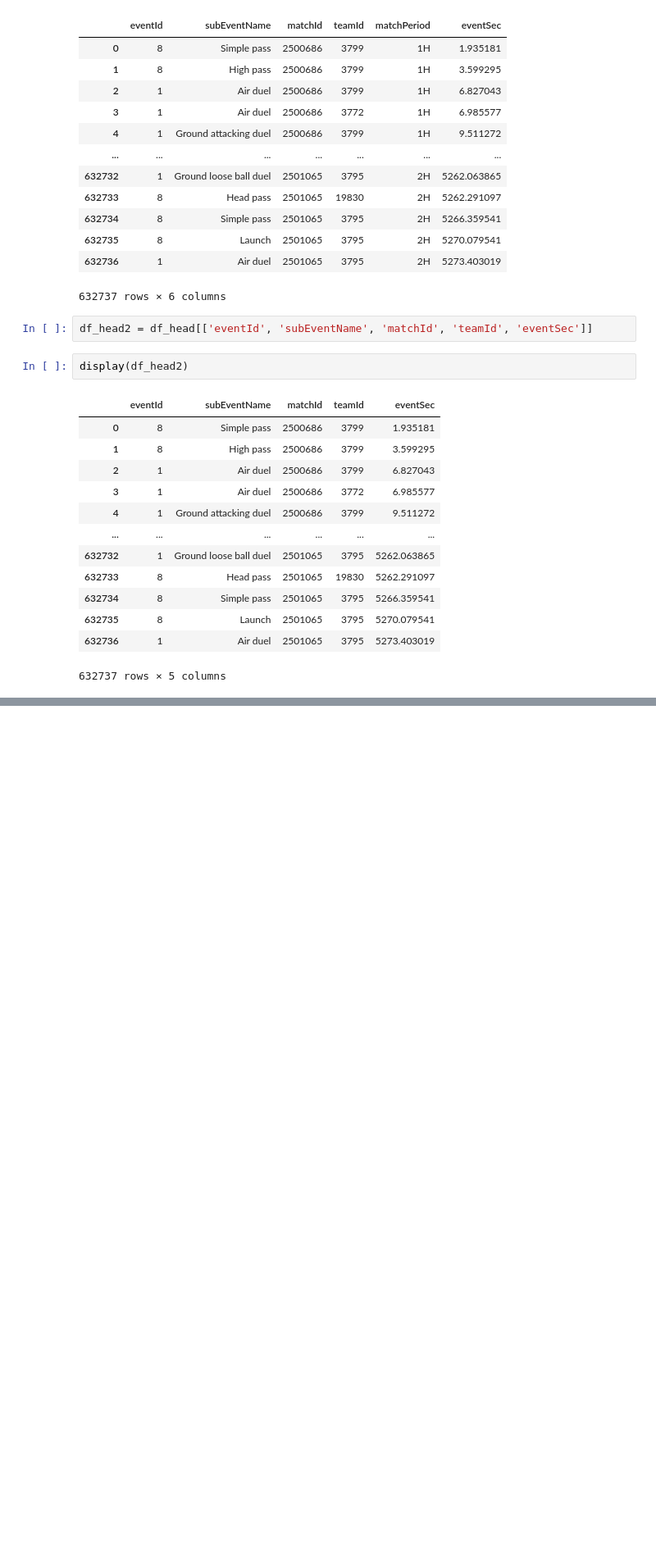
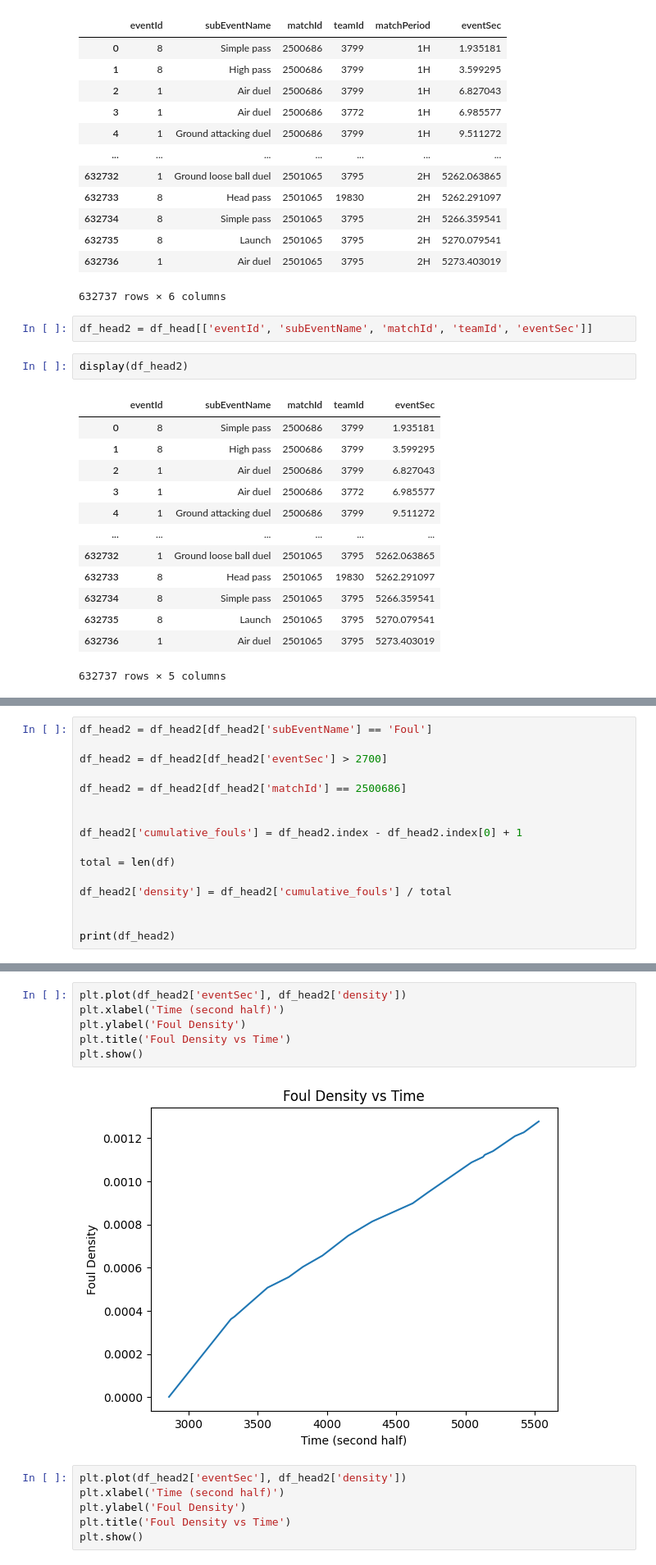
Before and after one commit to axndyg/sagb_inrto_project, a Jupyter notebook: Fouls.ipynb, the cells around one changed output, grey strips where cells are left out. Shown at 82% size. Cells and saved outputs as stored; diff of their text form; blank space fills up the shorter version.

```diff
--- a/Fouls.ipynb
+++ b/Fouls.ipynb
@@ -122,0 +104,16 @@ print(df_head2)
+# %%
+df_head2 = df_head2[df_head2['subEventName'] == 'Foul']
+
+df_head2 = df_head2[df_head2['eventSec'] > 2700]
+
+df_head2 = df_head2[df_head2['matchId'] == 2500686]
+
+
+df_head2['cumulative_fouls'] = df_head2.index - df_head2.index[0] + 1
+
+total = len(df)
+
+df_head2['density'] = df_head2['cumulative_fouls'] / total
+
+
+print(df_head2)
@@ -122,0 +138,14 @@ print(df_head2)
+# %%
+plt.plot(df_head2['eventSec'], df_head2['density'])
+plt.xlabel('Time (second half)')
+plt.ylabel('Foul Density')
+plt.title('Foul Density vs Time')
+plt.show()
+# %% [output]
+[figure, added]
+# %%
+plt.plot(df_head2['eventSec'], df_head2['density'])
+plt.xlabel('Time (second half)')
+plt.ylabel('Foul Density')
+plt.title('Foul Density vs Time')
+plt.show()
```
Also changed, not shown: parts of 2 cells of this notebook.
